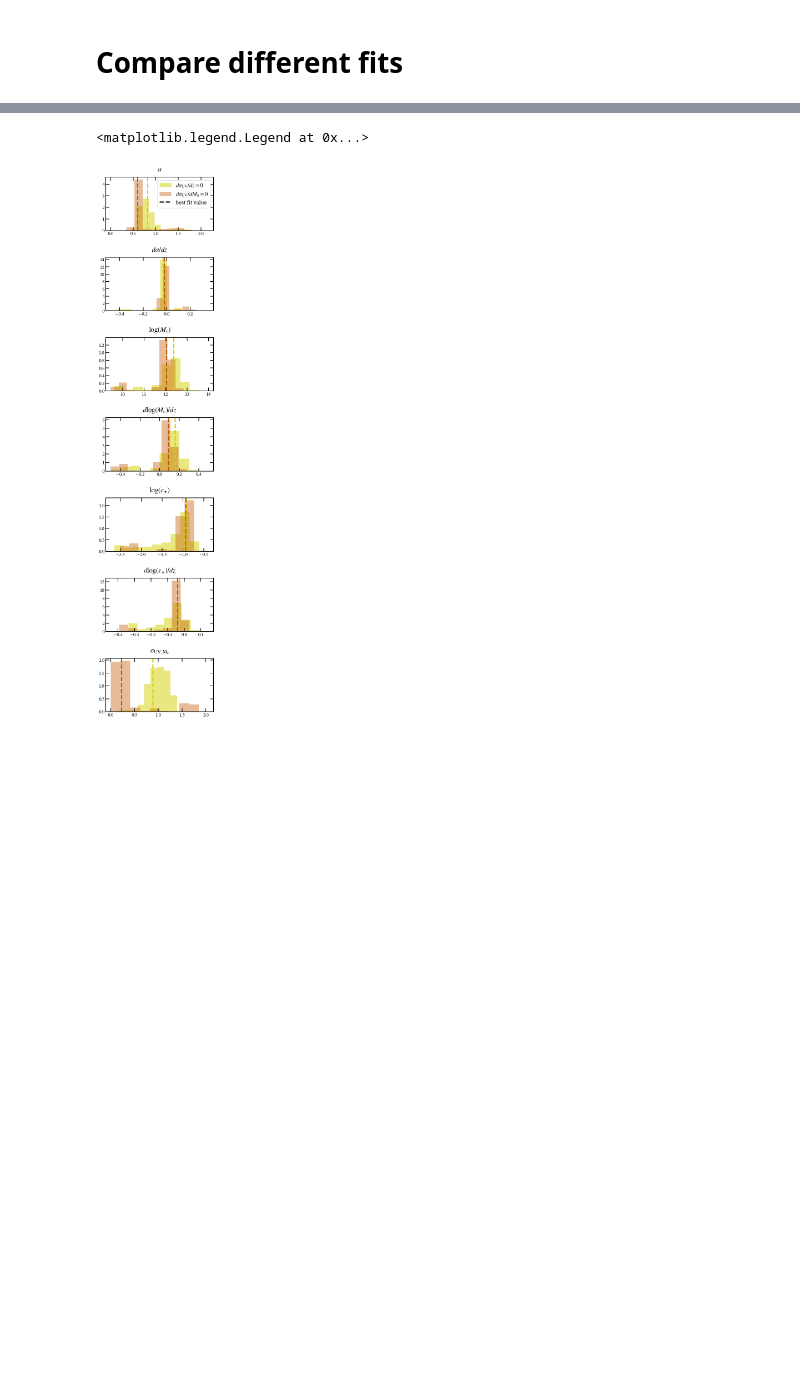
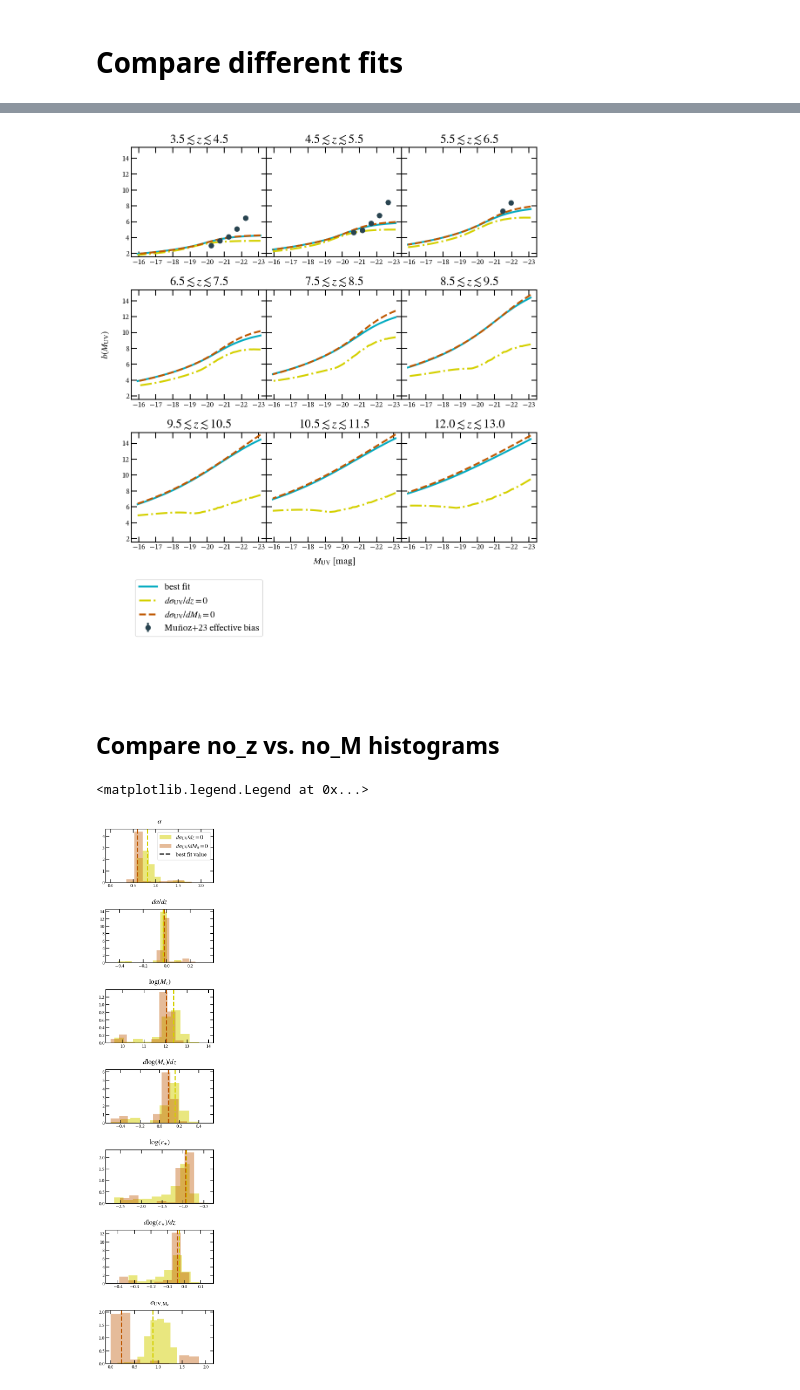
Before and after one commit to ebregou/modeling_stochasticity, a Jupyter notebook: notebooks/visualize_results.ipynb, the cells around one changed output, grey strips where cells are left out. Drawn from its saved outputs; the diff is of its cells as text; code cells hidden in the pictures; blank space fills up the shorter version.

```diff
--- a/notebooks/visualize_results.ipynb
+++ b/notebooks/visualize_results.ipynb
@@ -51,0 +59,5 @@ comparison_fig.savefig('/Users/eb35267/Desktop/code/home/figures/add_extra_data.
+# %%
+bias = eplots.bias(my_UVLF, compare_fits = [best_fit, no_z_ev, no_m_ev],
+                   fit_labels = ['best fit', r'$d\sigma_{\rm{UV}}/dz = 0$', r'$d\sigma_{\rm{UV}}/dM_h = 0$', r'no $\sigma_{\rm{UV}}$ derivative'],)
+# %% [output]
+[figure, added]
@@ -52,3 +66,5 @@ comparison_fig.savefig('/Users/eb35267/Desktop/code/home/figures/add_extra_data.
+# %% [markdown]
+## Compare no_z vs. no_M histograms
 # %%
 param_labels = my_UVLF.param_data['label'].values[my_UVLF.param_data['fit'].values.astype(bool)]
 table_comparison = eplots.make_table([best_fit, other_fit], param_labels,
```
Also changed, not shown: parts of 33 cells of this notebook, 47 other files.
